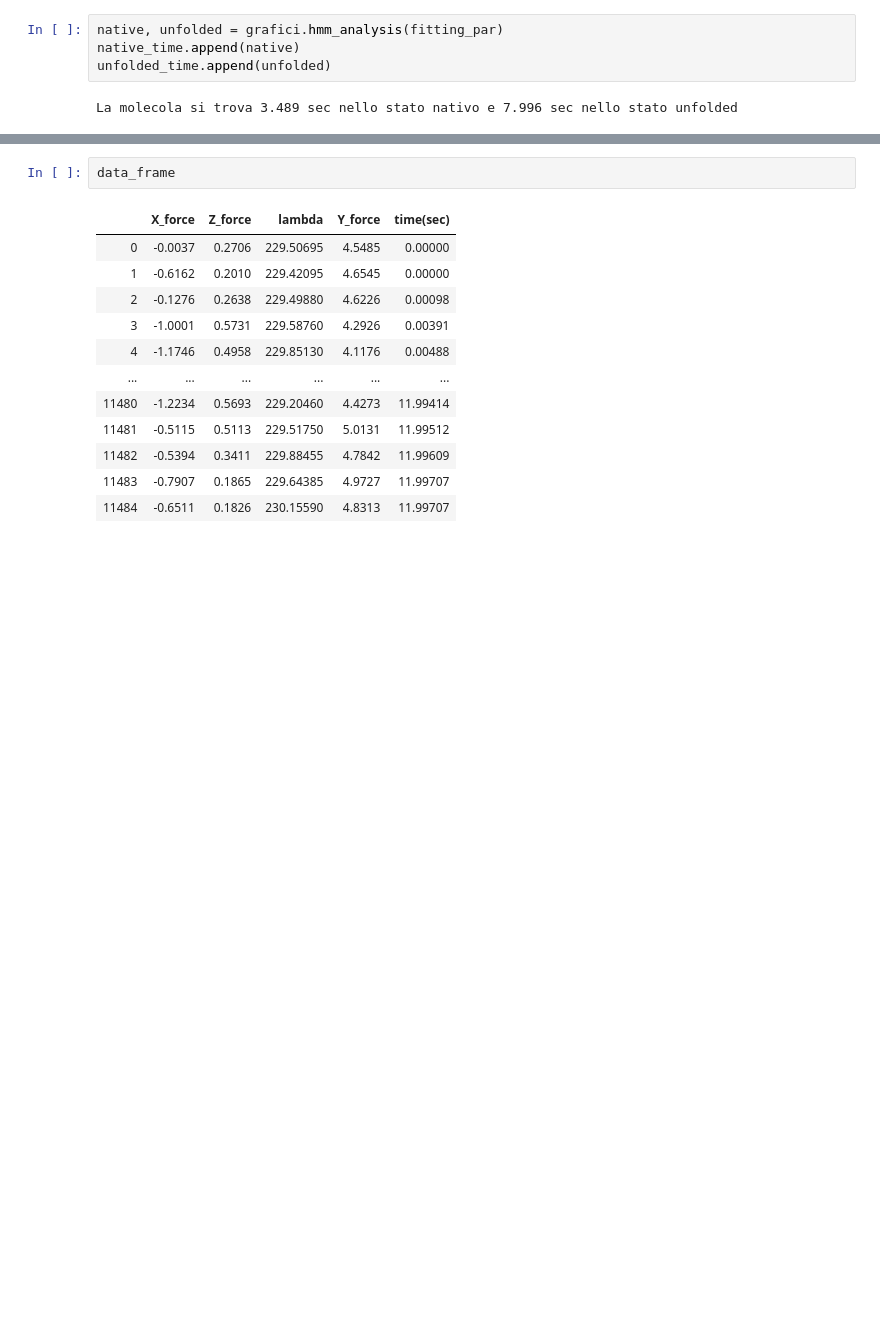
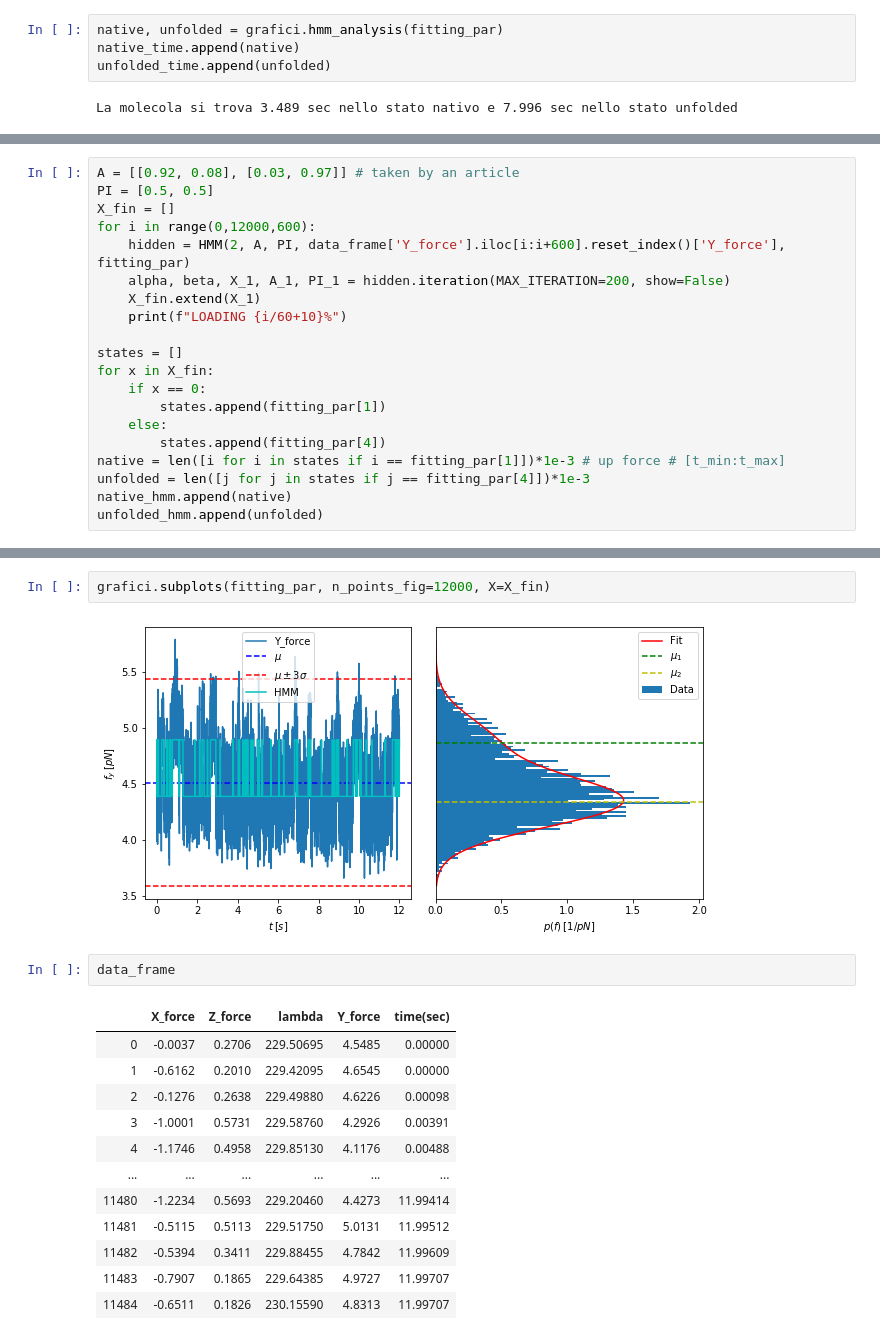
Before and after one commit to RiccardoTancredi/TesiTriennale, a Jupyter notebook: hoppingp5bp6.ipynb, the cells around one changed output, grey strips where cells are left out. Cells and saved outputs as stored; diff of their text form; blank space fills up the shorter version.

```diff
--- a/hoppingp5bp6.ipynb
+++ b/hoppingp5bp6.ipynb
@@ -124,0 +129,20 @@ La molecola si trova 3.489 sec nello stato nativo e 7.996 sec nello stato unfold
+# %%
+A = [[0.92, 0.08], [0.03, 0.97]] # taken by an article
+PI = [0.5, 0.5]
+X_fin = []
+for i in range(0,12000,600):
+    hidden = HMM(2, A, PI, data_frame['Y_force'].iloc[i:i+600].reset_index()['Y_force'], fitting_par)
+    alpha, beta, X_1, A_1, PI_1 = hidden.iteration(MAX_ITERATION=200, show=False)
+    X_fin.extend(X_1)
+    print(f"LOADING {i/60+10}%")
+
+states = []
+for x in X_fin:
+    if x == 0:
+        states.append(fitting_par[1])
+    else:
+        states.append(fitting_par[4])
+native = len([i for i in states if i == fitting_par[1]])*1e-3 # up force # [t_min:t_max]
+unfolded = len([j for j in states if j == fitting_par[4]])*1e-3
+native_hmm.append(native)
+unfolded_hmm.append(unfolded)
@@ -125,3 +170,7 @@ La molecola si trova 3.489 sec nello stato nativo e 7.996 sec nello stato unfold
+# %%
+grafici.subplots(fitting_par, n_points_fig=12000, X=X_fin)
+# %% [output]
+[figure, added]
 # %%
 data_frame
 # %% [output]
```
Also changed, not shown: parts of 26 cells of this notebook, 7 other files.
